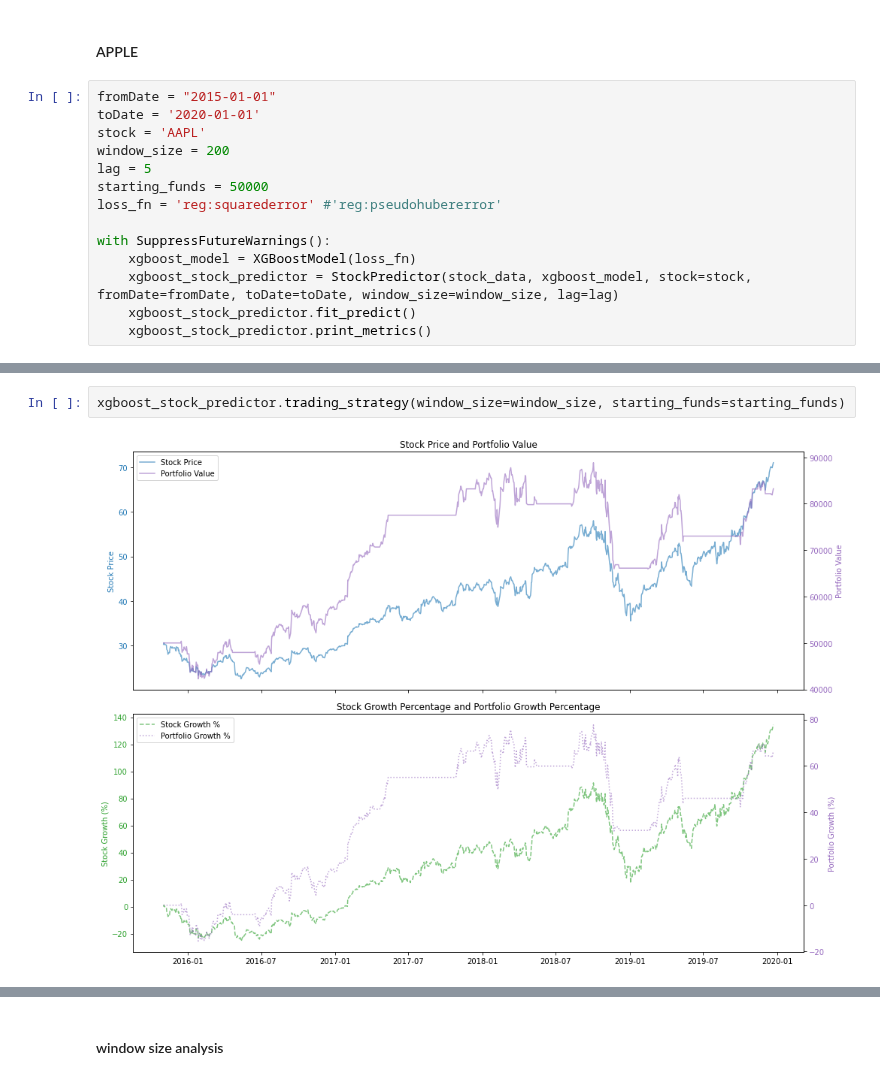
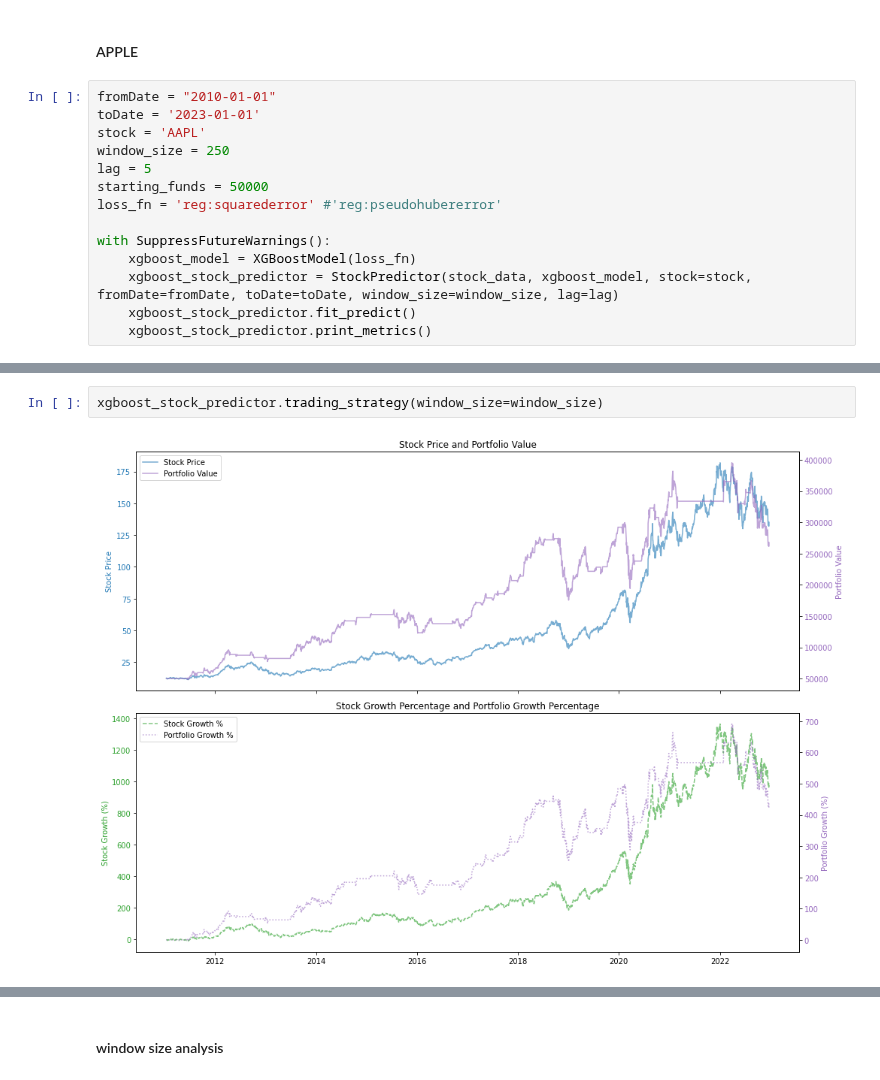
Before and after one commit to howie-zeng/Analyzing-Retail-Sentiment-and-Detecting-Trading-Signals, a Jupyter notebook: Stock_Analysis_Prediction/Stock/RF&XGBoost.ipynb, the cells around one changed output, grey strips where cells are left out. Cells and saved outputs as stored; diff of their text form.

```diff
--- a/Stock_Analysis_Prediction/Stock/RF&XGBoost.ipynb
+++ b/Stock_Analysis_Prediction/Stock/RF&XGBoost.ipynb
@@ -193,10 +179,10 @@ plt.plot(stock_data['^IRX']['Close'])
 # %% [markdown]
 #### APPLE
 # %%
-fromDate = "2015-01-01"
-toDate = '2020-01-01'
+fromDate = "2010-01-01"
+toDate = '2023-01-01'
 stock = 'AAPL'
-window_size = 200
+window_size = 250
 lag = 5
 starting_funds = 50000
 loss_fn = 'reg:squarederror' #'reg:pseudohubererror'
@@ -219,4 +217,4 @@ xgboost_stock_predictor.plot_residuals()
 # %%
-xgboost_stock_predictor.trading_strategy(window_size=window_size, starting_funds=starting_funds)
+xgboost_stock_predictor.trading_strategy(window_size=window_size)
 # %% [output]
-[figure, old version]
+[figure, new version]
```
Also changed, not shown: parts of 22 cells of this notebook, 4 other files.
